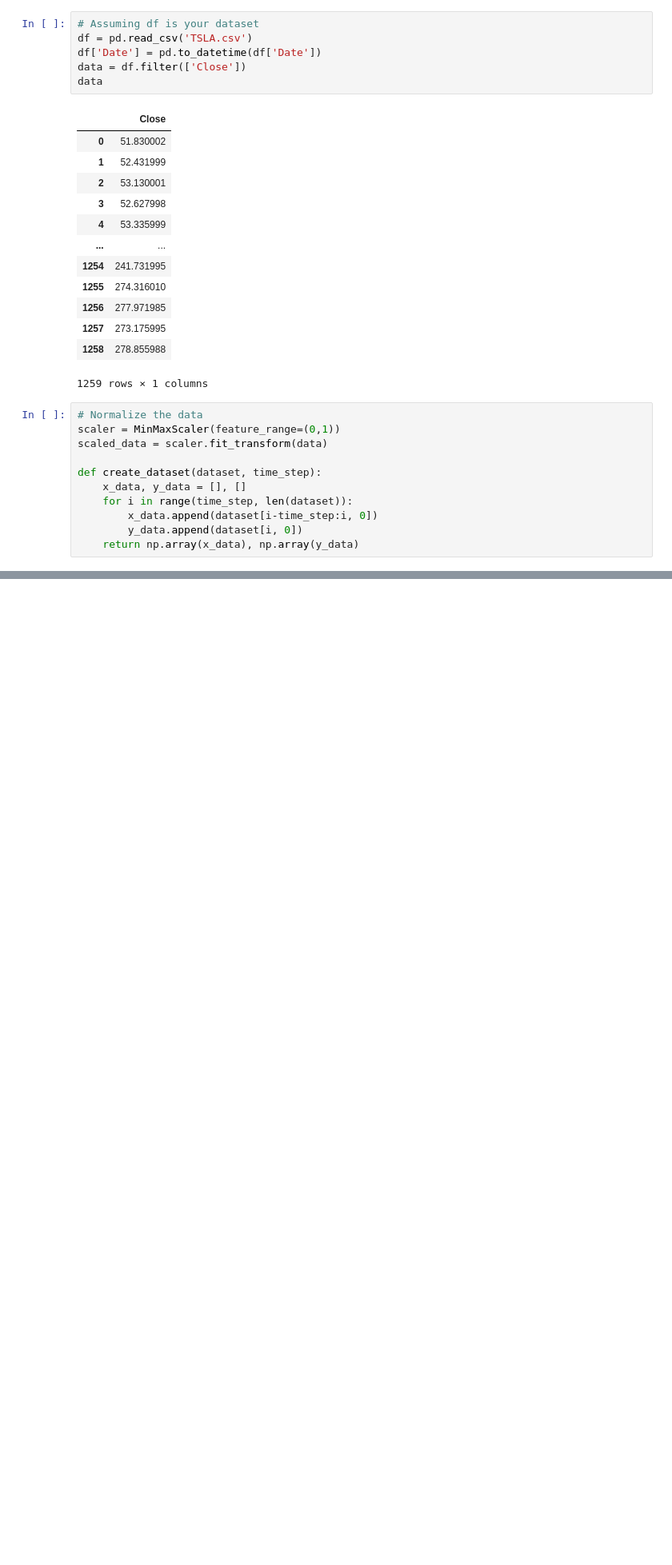
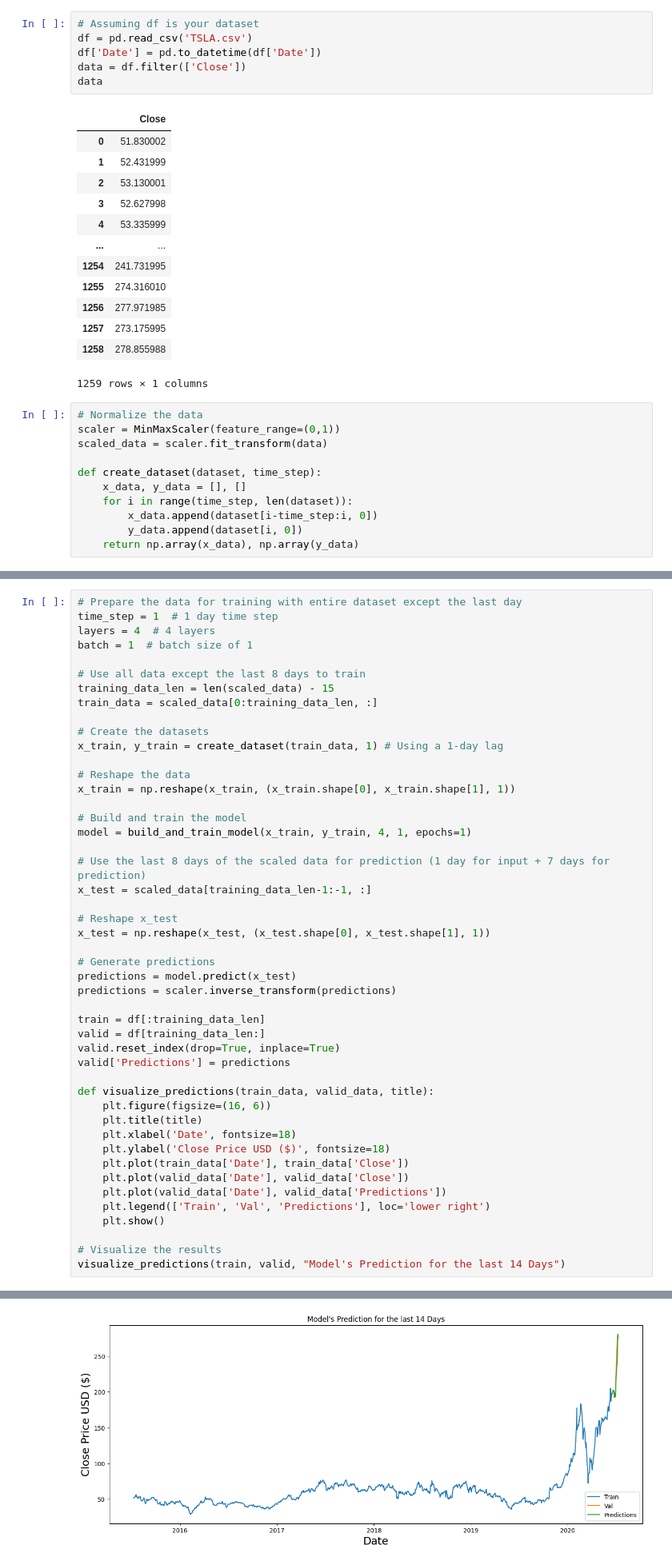
Before and after one commit to Boliang312/Deep-Learning, a Jupyter notebook: HW3_Chen_Boliang.ipynb, the cells around one changed output, grey strips where cells are left out. Shown at 80% size. Cells and saved outputs as stored; diff of their text form; blank space fills up the shorter version.

```diff
--- a/HW3_Chen_Boliang.ipynb
+++ b/HW3_Chen_Boliang.ipynb
@@ -212,0 +240,48 @@ array([[265.81737127],
+# %%
+# Prepare the data for training with entire dataset except the last day
+time_step = 1  # 1 day time step
+layers = 4  # 4 layers
+batch = 1  # batch size of 1
+
+# Use all data except the last 8 days to train
+training_data_len = len(scaled_data) - 15
+train_data = scaled_data[0:training_data_len, :]
+
+# Create the datasets
+x_train, y_train = create_dataset(train_data, 1) # Using a 1-day lag
+
+# Reshape the data
+x_train = np.reshape(x_train, (x_train.shape[0], x_train.shape[1], 1))
+
+# Build and train the model
+model = build_and_train_model(x_train, y_train, 4, 1, epochs=1)
+
+# Use the last 8 days of the scaled data for prediction (1 day for input + 7 days for prediction)
+x_test = scaled_data[training_data_len-1:-1, :]
+
+# Reshape x_test
+x_test = np.reshape(x_test, (x_test.shape[0], x_test.shape[1], 1))
+
+# Generate predictions
+predictions = model.predict(x_test)
+predictions = scaler.inverse_transform(predictions)
+
+train = df[:training_data_len]
+valid = df[training_data_len:]
+valid.reset_index(drop=True, inplace=True)
+valid['Predictions'] = predictions
+
+def visualize_predictions(train_data, valid_data, title):
+    plt.figure(figsize=(16, 6))
+    plt.title(title)
+    plt.xlabel('Date', fontsize=18)
+    plt.ylabel('Close Price USD ($)', fontsize=18)
+    plt.plot(train_data['Date'], train_data['Close'])
+    plt.plot(valid_data['Date'], valid_data['Close'])
+    plt.plot(valid_data['Date'], valid_data['Predictions'])
+    plt.legend(['Train', 'Val', 'Predictions'], loc='lower right')
+    plt.show()
+
+# Visualize the results
+visualize_predictions(train, valid, "Model's Prediction for the last 14 Days")
+# %% [output]
@@ -212,0 +295 @@ array([[265.81737127],
+[figure, added]
```
Also changed, not shown: parts of 11 cells of this notebook.
